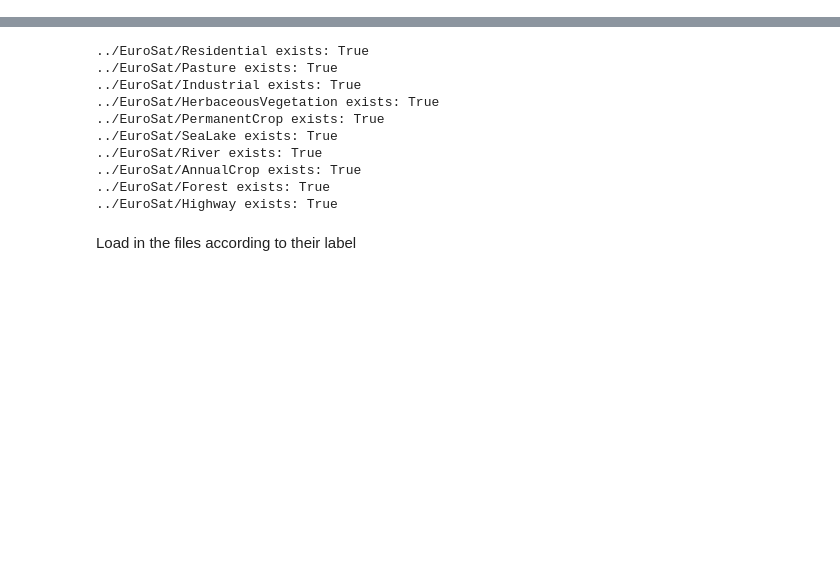
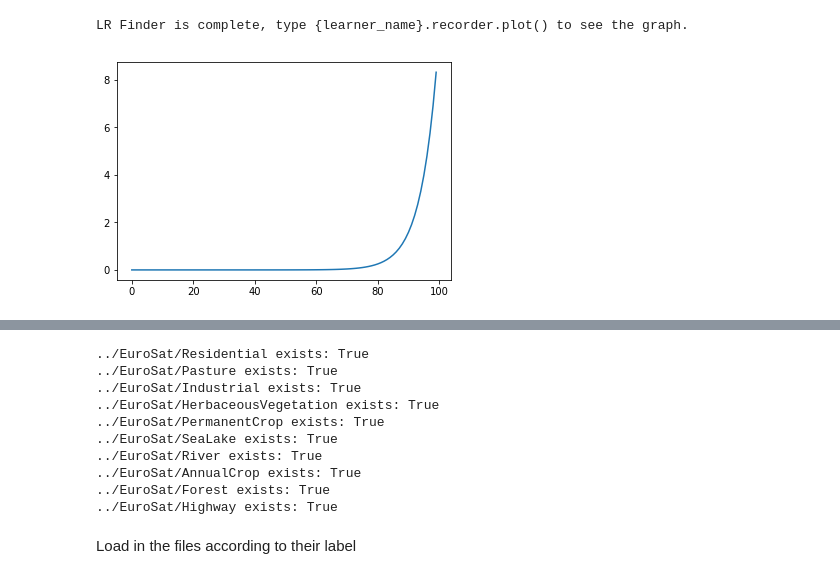
Before and after one commit to ngundotra/urban3dchallenge, a Jupyter notebook: landuse/LandUse-EuroSat.ipynb, the cells around one changed output, grey strips where cells are left out. Cells and saved outputs as stored; diff of their text form; code cells hidden in the pictures; blank space fills up the shorter version.

```diff
--- a/landuse/LandUse-EuroSat.ipynb
+++ b/landuse/LandUse-EuroSat.ipynb
@@ -7,0 +65,6 @@ Create a index of categories that we will use to create classification targets (
+# %%
+learn = Learner(data, models.wrn_22(), metrics=accuracy)
+learn.lr_find()
+# %% [output]
+LR Finder is complete, type {learner_name}.recorder.plot() to see the graph.
+[figure, added]
```
Also changed, not shown: parts of 48 cells of this notebook, 1 other file.
